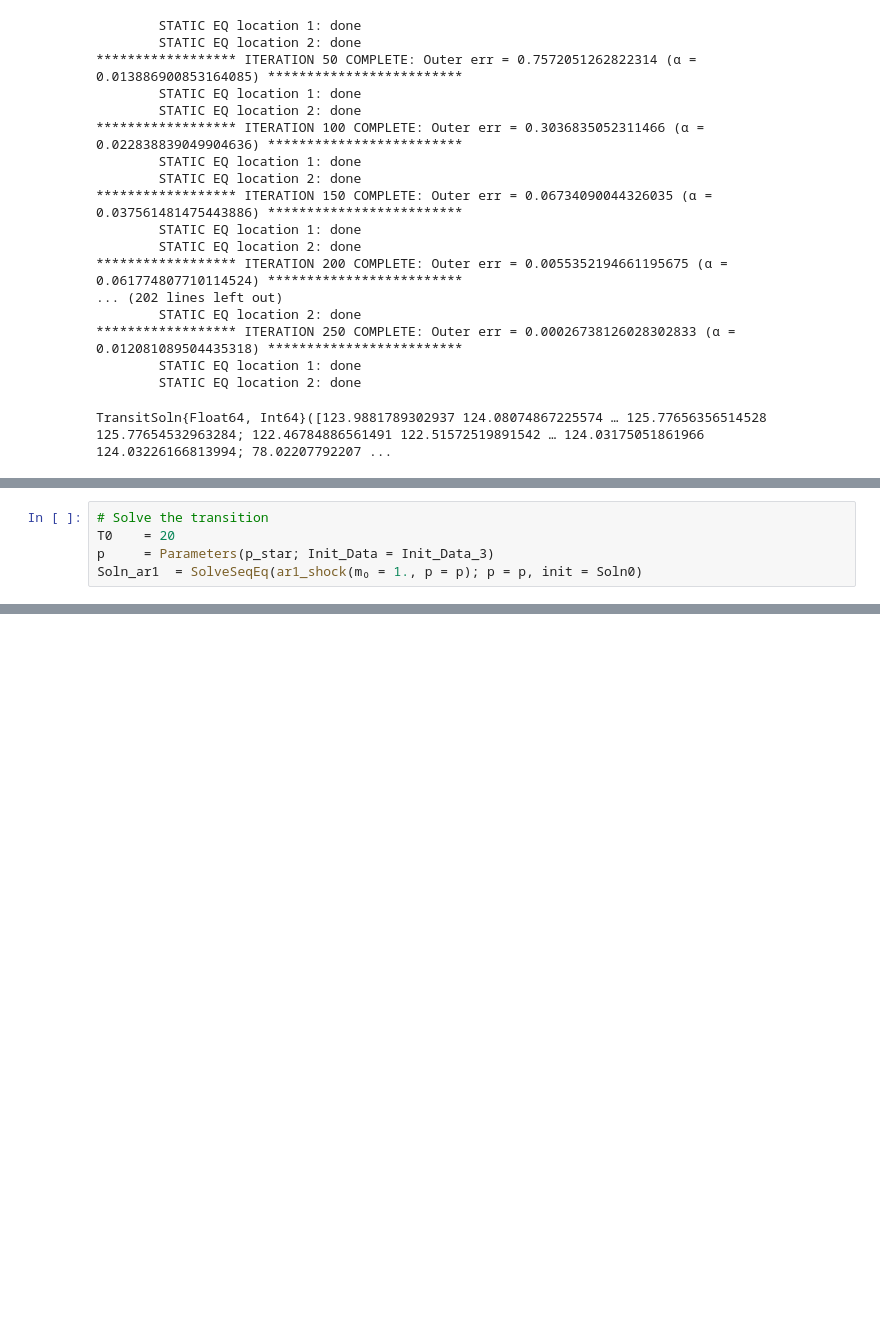
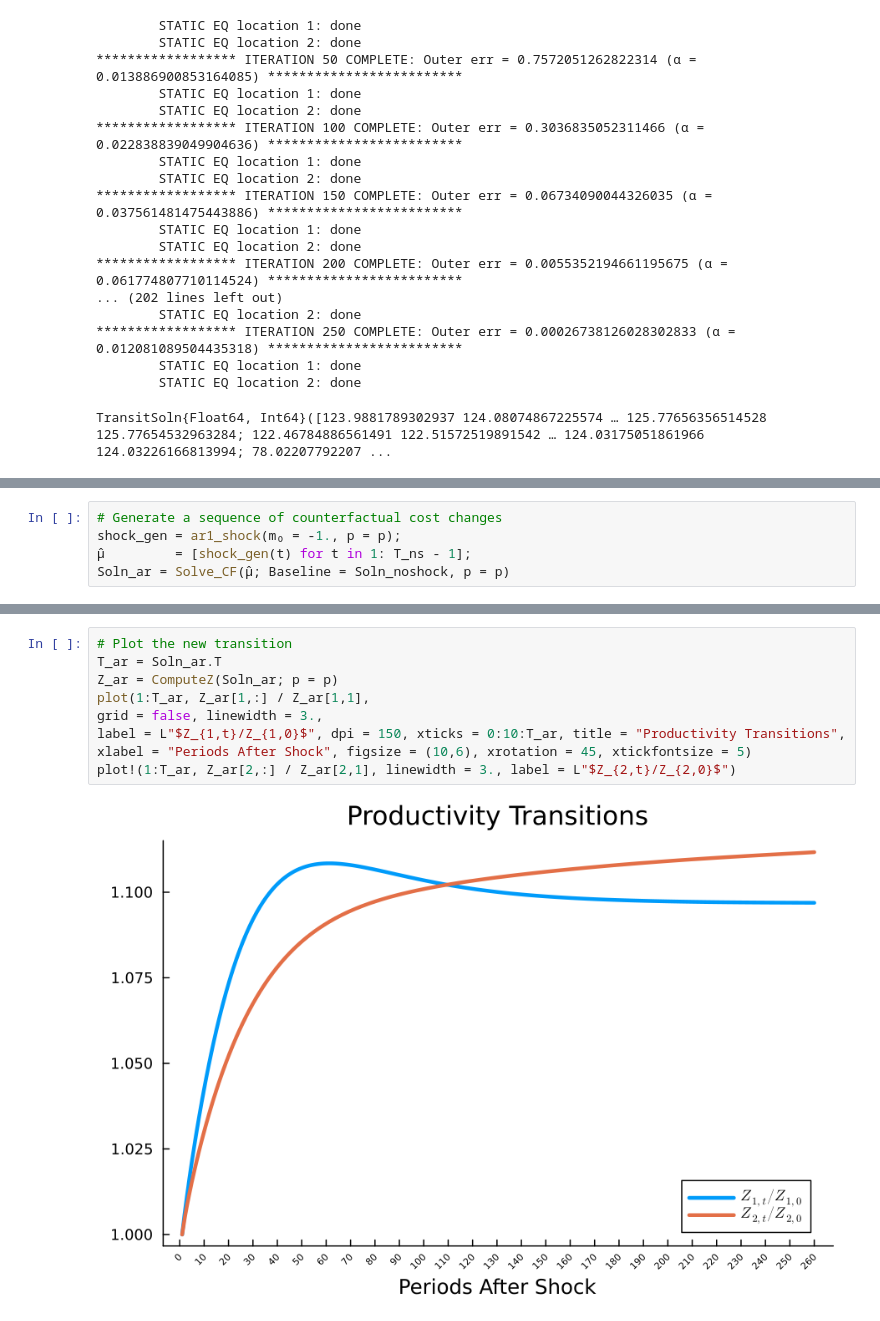
Before and after one commit to Robert-T-Remuszka/ImmigrationTfp, a Jupyter notebook: code/Code_Demo.ipynb, the cells around one changed output, grey strips where cells are left out. Saved outputs shown, nothing was run; the diff lists cells and outputs as text; blank space fills up the shorter version.

Commit message:
Add the counterfactual solution

```diff
--- a/code/Code_Demo.ipynb
+++ b/code/Code_Demo.ipynb
@@ -100,5 +96,0 @@ Now I hit the 1996 economy with a negative US-Specific migration cost shock.
-# %%
-# Solve the transition
-T0    = 20
-p     = Parameters(p_star; Init_Data = Init_Data_3)
-Soln_ar1  = SolveSeqEq(ar1_shock(m₀ = 1., p = p); p = p, init = Soln0)
@@ -144,0 +109,5 @@ The above method of computing the IRF does not do the Dynamic Hat Algebra justic
+# %%
+# Generate a sequence of counterfactual cost changes
+shock_gen = ar1_shock(m₀ = -1., p = p);
+μ̂         = [shock_gen(t) for t in 1: T_ns - 1];
+Soln_ar = Solve_CF(μ̂; Baseline = Soln_noshock, p = p)
@@ -144,0 +133,11 @@ The above method of computing the IRF does not do the Dynamic Hat Algebra justic
+# %%
+# Plot the new transition
+T_ar = Soln_ar.T
+Z_ar = ComputeZ(Soln_ar; p = p)
+plot(1:T_ar, Z_ar[1,:] / Z_ar[1,1],
+grid = false, linewidth = 3.,
+label = L"$Z_{1,t}/Z_{1,0}$", dpi = 150, xticks = 0:10:T_ar, title = "Productivity Transitions",
+xlabel = "Periods After Shock", figsize = (10,6), xrotation = 45, xtickfontsize = 5)
+plot!(1:T_ar, Z_ar[2,:] / Z_ar[2,1], linewidth = 3., label = L"$Z_{2,t}/Z_{2,0}$")
+# %% [output]
+[figure, added]
```
Also changed, not shown: parts of 9 cells of this notebook, 1 other file.
